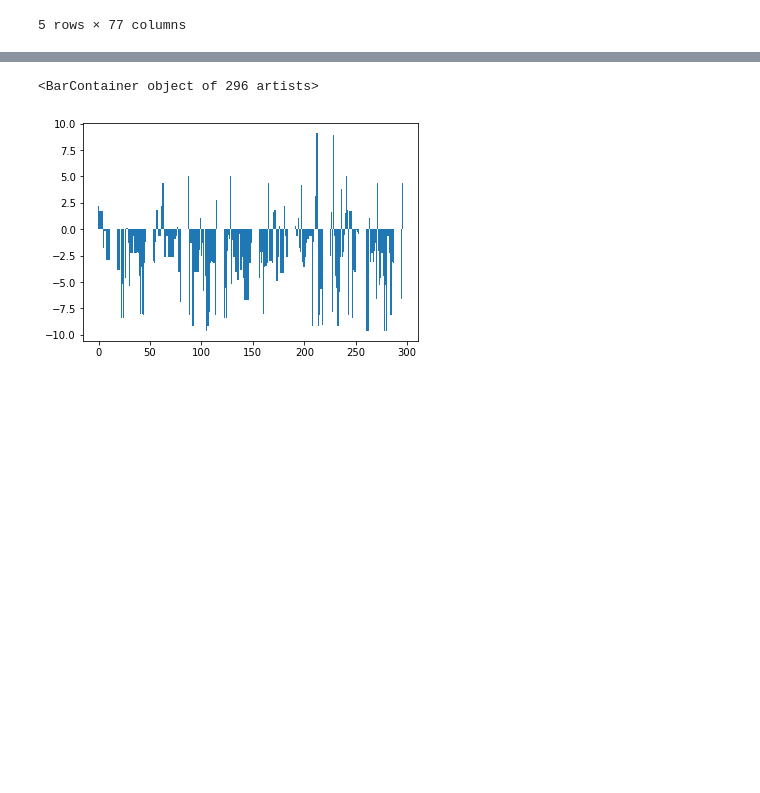
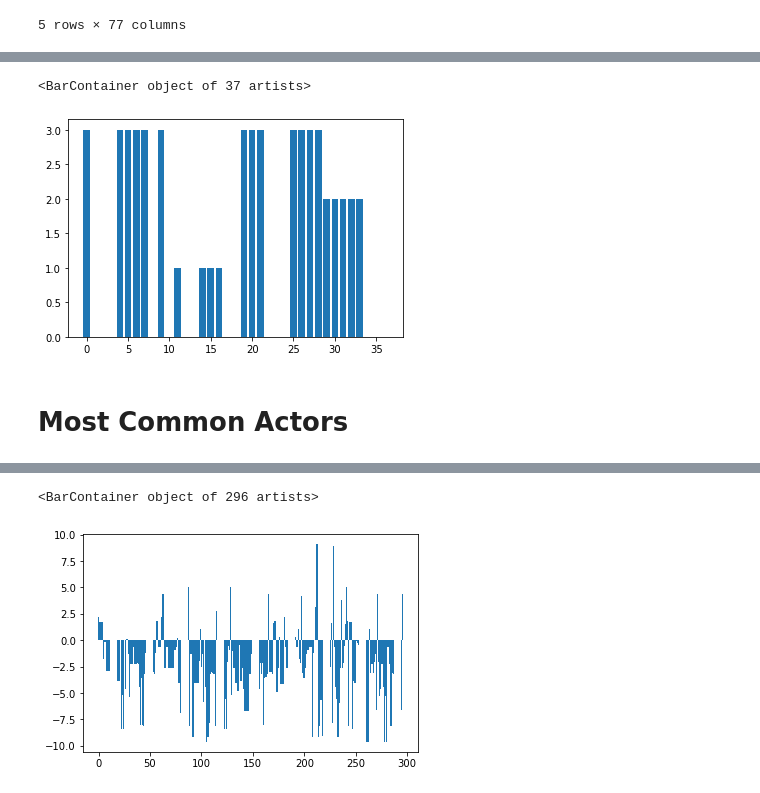
Before and after one commit to hash-include/gdeltdata, a Jupyter notebook: 2_run_report.ipynb, the cells around one changed output, grey strips where cells are left out. Saved outputs shown, nothing was run; the diff lists cells and outputs as text; code cells hidden in the pictures; blank space fills up the shorter version.

```diff
--- a/2_run_report.ipynb
+++ b/2_run_report.ipynb
@@ -47,2 +59,9 @@ plt.bar(range(len(y_avgTone)), y_avgTone)
+# %%
+plt.bar(range(len(y_avgTone)), y_cls2)
+# %% [output]
+<BarContainer object of 37 artists>
+[figure, added]
+# %% [markdown]
+# Most Common Actors
 # %%
 from collections import Counter
```
Also changed, not shown: parts of 9 cells of this notebook, 7 other files.
